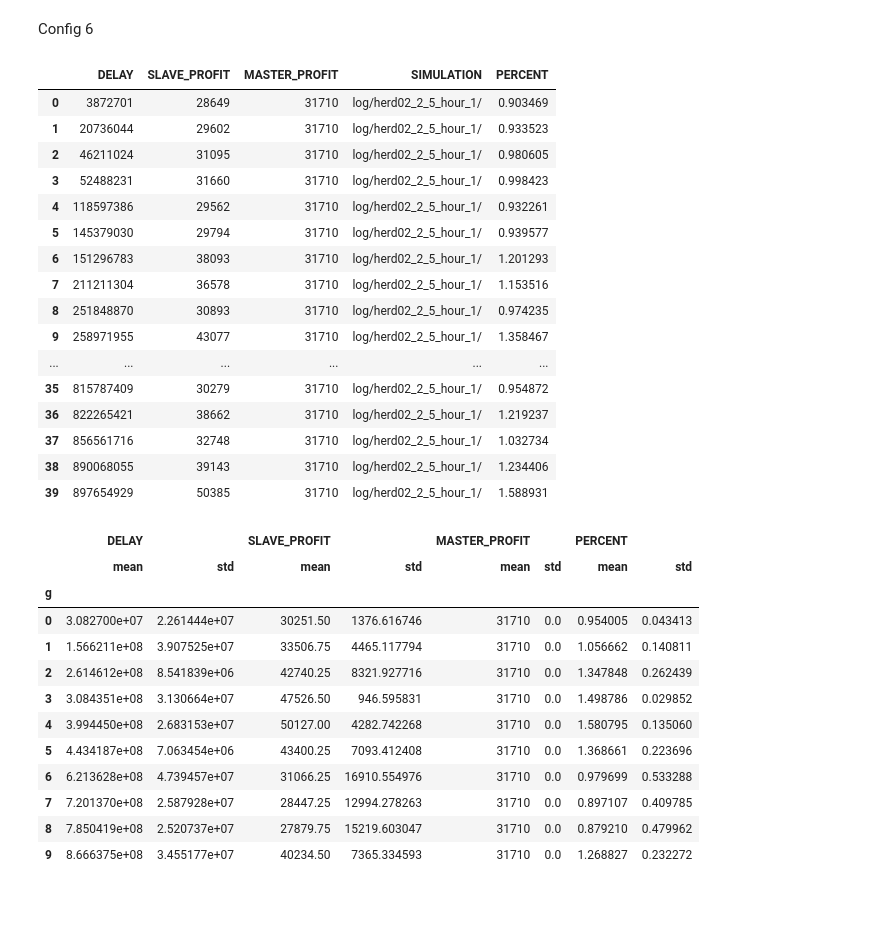
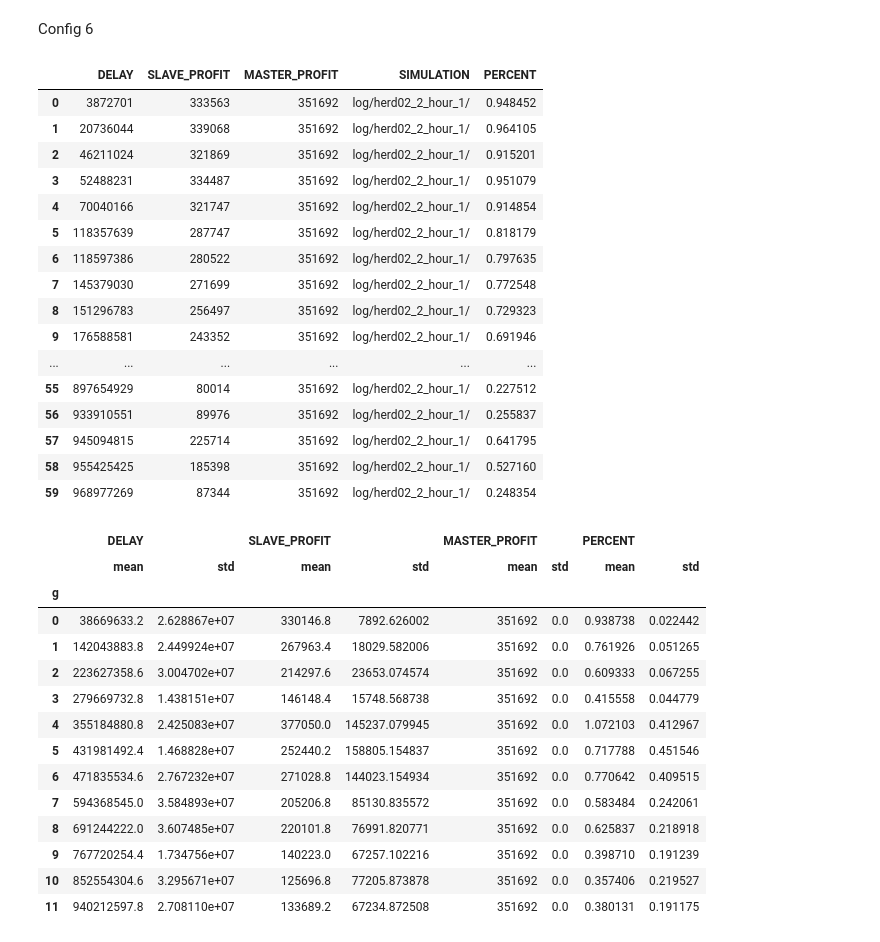
Before and after one commit to hogier/abides, a Jupyter notebook: explore.ipynb, the cells around one changed output. Saved outputs shown, nothing was run; the diff lists cells and outputs as text; code cells hidden in the pictures; blank space fills up the shorter version.

```diff
--- a/explore.ipynb
+++ b/explore.ipynb
@@ -510,46 +510,48 @@ Config 6
 # Slave Strategy unchanged
 
 
-PATHS = ["log/herd02_2_5_hour_1/"]
+PATHS = ["log/herd02_2_hour_1/"]
 
 df, slave_ids = get_delays_and_profits(PATHS)
 df
 # %% [output]
 |  | DELAY | SLAVE_PROFIT | MASTER_PROFIT | SIMULATION | PERCENT |
-| 0 | 3872701 | 28649 | 31710 | log/herd02_2_5_hour_1/ | 0.903469 |
-| 1 | 20736044 | 29602 | 31710 | log/herd02_2_5_hour_1/ | 0.933523 |
-| 2 | 46211024 | 31095 | 31710 | log/herd02_2_5_hour_1/ | 0.980605 |
-| 3 | 52488231 | 31660 | 31710 | log/herd02_2_5_hour_1/ | 0.998423 |
-| 4 | 118597386 | 29562 | 31710 | log/herd02_2_5_hour_1/ | 0.932261 |
-| 5 | 145379030 | 29794 | 31710 | log/herd02_2_5_hour_1/ | 0.939577 |
-| 6 | 151296783 | 38093 | 31710 | log/herd02_2_5_hour_1/ | 1.201293 |
-| 7 | 211211304 | 36578 | 31710 | log/herd02_2_5_hour_1/ | 1.153516 |
-| 8 | 251848870 | 30893 | 31710 | log/herd02_2_5_hour_1/ | 0.974235 |
-| 9 | 258971955 | 43077 | 31710 | log/herd02_2_5_hour_1/ | 1.358467 |
+| 0 | 3872701 | 333563 | 351692 | log/herd02_2_hour_1/ | 0.948452 |
+| 1 | 20736044 | 339068 | 351692 | log/herd02_2_hour_1/ | 0.964105 |
+| 2 | 46211024 | 321869 | 351692 | log/herd02_2_hour_1/ | 0.915201 |
+| 3 | 52488231 | 334487 | 351692 | log/herd02_2_hour_1/ | 0.951079 |
+| 4 | 70040166 | 321747 | 351692 | log/herd02_2_hour_1/ | 0.914854 |
+| 5 | 118357639 | 287747 | 351692 | log/herd02_2_hour_1/ | 0.818179 |
+| 6 | 118597386 | 280522 | 351692 | log/herd02_2_hour_1/ | 0.797635 |
+| 7 | 145379030 | 271699 | 351692 | log/herd02_2_hour_1/ | 0.772548 |
+| 8 | 151296783 | 256497 | 351692 | log/herd02_2_hour_1/ | 0.729323 |
+| 9 | 176588581 | 243352 | 351692 | log/herd02_2_hour_1/ | 0.691946 |
 | ... | ... | ... | ... | ... | ... |
-| 35 | 815787409 | 30279 | 31710 | log/herd02_2_5_hour_1/ | 0.954872 |
-| 36 | 822265421 | 38662 | 31710 | log/herd02_2_5_hour_1/ | 1.219237 |
-| 37 | 856561716 | 32748 | 31710 | log/herd02_2_5_hour_1/ | 1.032734 |
-| 38 | 890068055 | 39143 | 31710 | log/herd02_2_5_hour_1/ | 1.234406 |
-| 39 | 897654929 | 50385 | 31710 | log/herd02_2_5_hour_1/ | 1.588931 |
+| 55 | 897654929 | 80014 | 351692 | log/herd02_2_hour_1/ | 0.227512 |
+| 56 | 933910551 | 89976 | 351692 | log/herd02_2_hour_1/ | 0.255837 |
+| 57 | 945094815 | 225714 | 351692 | log/herd02_2_hour_1/ | 0.641795 |
+| 58 | 955425425 | 185398 | 351692 | log/herd02_2_hour_1/ | 0.527160 |
+| 59 | 968977269 | 87344 | 351692 | log/herd02_2_hour_1/ | 0.248354 |
 # %%
-df['g'] = df.index//4
+df['g'] = df.index//5
 temp = df.groupby('g').agg(['mean', 'std'])
 temp
 # %% [output]
 |  | DELAY |  | SLAVE_PROFIT |  | MASTER_PROFIT |  | PERCENT |  |
 |  | mean | std | mean | std | mean | std | mean | std |
 | g |  |  |  |  |  |  |  |  |
-| 0 | 3.082700e+07 | 2.261444e+07 | 30251.50 | 1376.616746 | 31710 | 0.0 | 0.954005 | 0.043413 |
-| 1 | 1.566211e+08 | 3.907525e+07 | 33506.75 | 4465.117794 | 31710 | 0.0 | 1.056662 | 0.140811 |
-| 2 | 2.614612e+08 | 8.541839e+06 | 42740.25 | 8321.927716 | 31710 | 0.0 | 1.347848 | 0.262439 |
-| 3 | 3.084351e+08 | 3.130664e+07 | 47526.50 | 946.595831 | 31710 | 0.0 | 1.498786 | 0.029852 |
-| 4 | 3.994450e+08 | 2.683153e+07 | 50127.00 | 4282.742268 | 31710 | 0.0 | 1.580795 | 0.135060 |
-| 5 | 4.434187e+08 | 7.063454e+06 | 43400.25 | 7093.412408 | 31710 | 0.0 | 1.368661 | 0.223696 |
-| 6 | 6.213628e+08 | 4.739457e+07 | 31066.25 | 16910.554976 | 31710 | 0.0 | 0.979699 | 0.533288 |
-| 7 | 7.201370e+08 | 2.587928e+07 | 28447.25 | 12994.278263 | 31710 | 0.0 | 0.897107 | 0.409785 |
-| 8 | 7.850419e+08 | 2.520737e+07 | 27879.75 | 15219.603047 | 31710 | 0.0 | 0.879210 | 0.479962 |
-| 9 | 8.666375e+08 | 3.455177e+07 | 40234.50 | 7365.334593 | 31710 | 0.0 | 1.268827 | 0.232272 |
+| 0 | 38669633.2 | 2.628867e+07 | 330146.8 | 7892.626002 | 351692 | 0.0 | 0.938738 | 0.022442 |
+| 1 | 142043883.8 | 2.449924e+07 | 267963.4 | 18029.582006 | 351692 | 0.0 | 0.761926 | 0.051265 |
+| 2 | 223627358.6 | 3.004702e+07 | 214297.6 | 23653.074574 | 351692 | 0.0 | 0.609333 | 0.067255 |
+| 3 | 279669732.8 | 1.438151e+07 | 146148.4 | 15748.568738 | 351692 | 0.0 | 0.415558 | 0.044779 |
+| 4 | 355184880.8 | 2.425083e+07 | 377050.0 | 145237.079945 | 351692 | 0.0 | 1.072103 | 0.412967 |
+| 5 | 431981492.4 | 1.468828e+07 | 252440.2 | 158805.154837 | 351692 | 0.0 | 0.717788 | 0.451546 |
+| 6 | 471835534.6 | 2.767232e+07 | 271028.8 | 144023.154934 | 351692 | 0.0 | 0.770642 | 0.409515 |
+| 7 | 594368545.0 | 3.584893e+07 | 205206.8 | 85130.835572 | 351692 | 0.0 | 0.583484 | 0.242061 |
+| 8 | 691244222.0 | 3.607485e+07 | 220101.8 | 76991.820771 | 351692 | 0.0 | 0.625837 | 0.218918 |
+| 9 | 767720254.4 | 1.734756e+07 | 140223.0 | 67257.102216 | 351692 | 0.0 | 0.398710 | 0.191239 |
+| 10 | 852554304.6 | 3.295671e+07 | 125696.8 | 77205.873878 | 351692 | 0.0 | 0.357406 | 0.219527 |
+| 11 | 940212597.8 | 2.708110e+07 | 133689.2 | 67234.872508 | 351692 | 0.0 | 0.380131 | 0.191175 |
 # %%
 plt.xlabel('Delay in ns')
 plt.ylabel('Percentage profit compared to master.')
```
Also changed, not shown: parts of 8 cells of this notebook, 7 other files.
